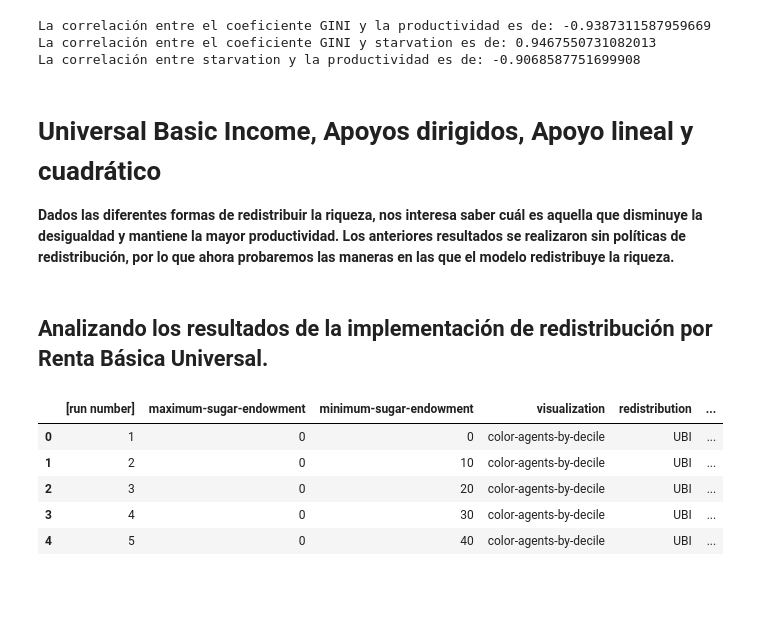
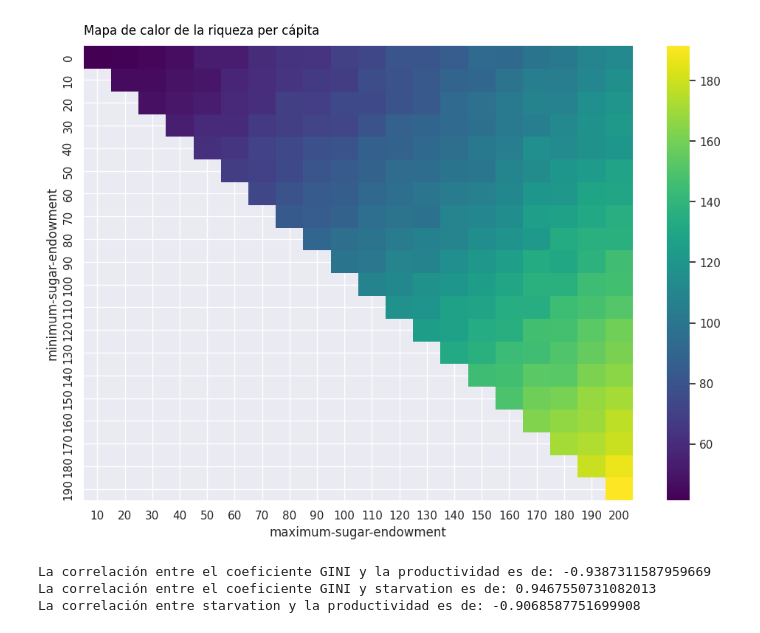
Before and after one commit to Aruroo/SugarScape, a Jupyter notebook: Analisis/AnalisisSugarScape.ipynb, the cells around one changed output. Cells and saved outputs as stored; diff of their text form; code cells hidden in the pictures; blank space fills up the shorter version.

```diff
--- a/Analisis/AnalisisSugarScape.ipynb
+++ b/Analisis/AnalisisSugarScape.ipynb
@@ -78,3 +71,7 @@ plt.show()
+# %%
+mapa_calor(df,"avg-productivity","Mapa de calor de la riqueza per cápita", 'figuras/Riqueza.png')
+# %% [output]
+[figure, added]
 # %%
 correlacion = df['avg-gini'].corr(df['avg-productivity'])
 print(f"La correlación entre el coeficiente GINI y la productividad es de: {correlacion}")
@@ -86,18 +83,3 @@ print(f"La correlación entre starvation y la productividad es de: {correlacion}
 La correlación entre el coeficiente GINI y la productividad es de: -0.9387311587959669
 La correlación entre el coeficiente GINI y starvation es de: 0.9467550731082013
 La correlación entre starvation y la productividad es de: -0.9068587751699908
-# %% [markdown]
-# Universal Basic Income, Apoyos dirigidos, Apoyo lineal y cuadrático
-**Dados las diferentes formas de redistribuir la riqueza, nos interesa saber cuál es aquella que disminuye la desigualdad y mantiene la mayor productividad. Los anteriores resultados se realizaron sin políticas de redistribución, por lo que ahora probaremos las maneras en las que el modelo redistribuye la riqueza.**
-# %% [markdown]
-## Analizando los resultados de la implementación de redistribución por Renta Básica Universal.
-# %%
-datos_ubi = pd.read_csv('UBI/ubi.csv')
-datos_ubi.head()
-# %% [output]
-|  | [run number] | maximum-sugar-endowment | minimum-sugar-endowment | visualization | redistribution | ... |
-| 0 | 1 | 0 | 0 | color-agents-by-decile | UBI | ... |
-| 1 | 2 | 0 | 10 | color-agents-by-decile | UBI | ... |
-| 2 | 3 | 0 | 20 | color-agents-by-decile | UBI | ... |
-| 3 | 4 | 0 | 30 | color-agents-by-decile | UBI | ... |
-| 4 | 5 | 0 | 40 | color-agents-by-decile | UBI | ... |
```
Also changed, not shown: parts of 60 cells of this notebook, 39 other files.
